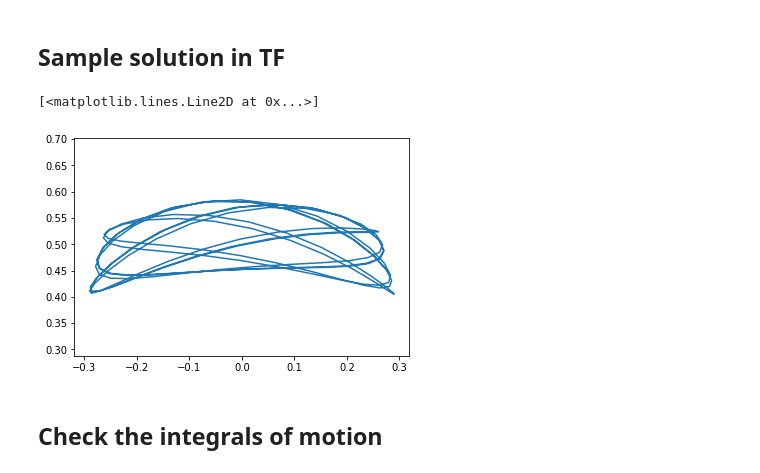
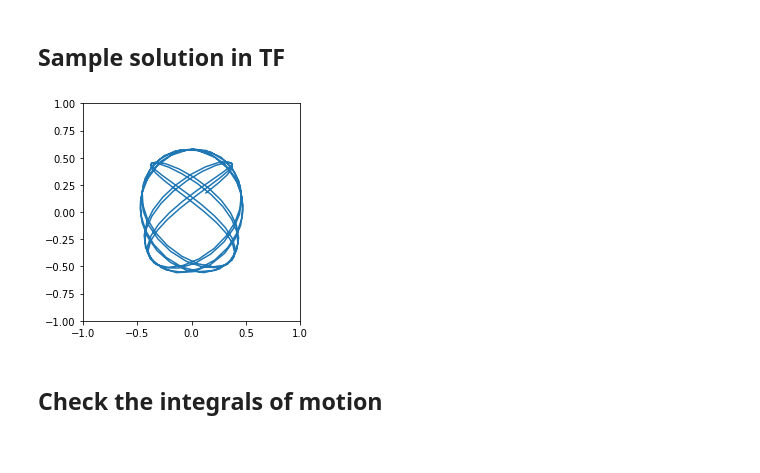
Before and after one commit to rbondesan/CanonicalFlows, a Jupyter notebook: notebooks/neumann_model.ipynb, the cells around one changed output. Saved outputs shown, nothing was run; the diff lists cells and outputs as text; code cells hidden in the pictures.

```diff
--- a/notebooks/neumann_model.ipynb
+++ b/notebooks/neumann_model.ipynb
@@ -89,11 +89,13 @@ def neumann_batch(ks, size):
 state = sess.run(neumann_batch(ks_tensor, 200))
 x, px, y, py, z, pz = state.T
 # %%
-plt.axes().set_aspect('equal', 'datalim')
+# plt.axes().set_aspect('equal', 'datalim')
 plt.plot(x, y)
+plt.xlim(-1, 1)
+plt.ylim(-1, 1)
+plt.gca().set_aspect('equal')
 # %% [output]
-[<matplotlib.lines.Line2D at 0x...>]
-[figure, old version]
+[figure, new version]
 # %% [markdown]
 ## Check the integrals of motion
 # %%
```
Also changed, not shown: parts of 4 cells of this notebook, 4 other files.
